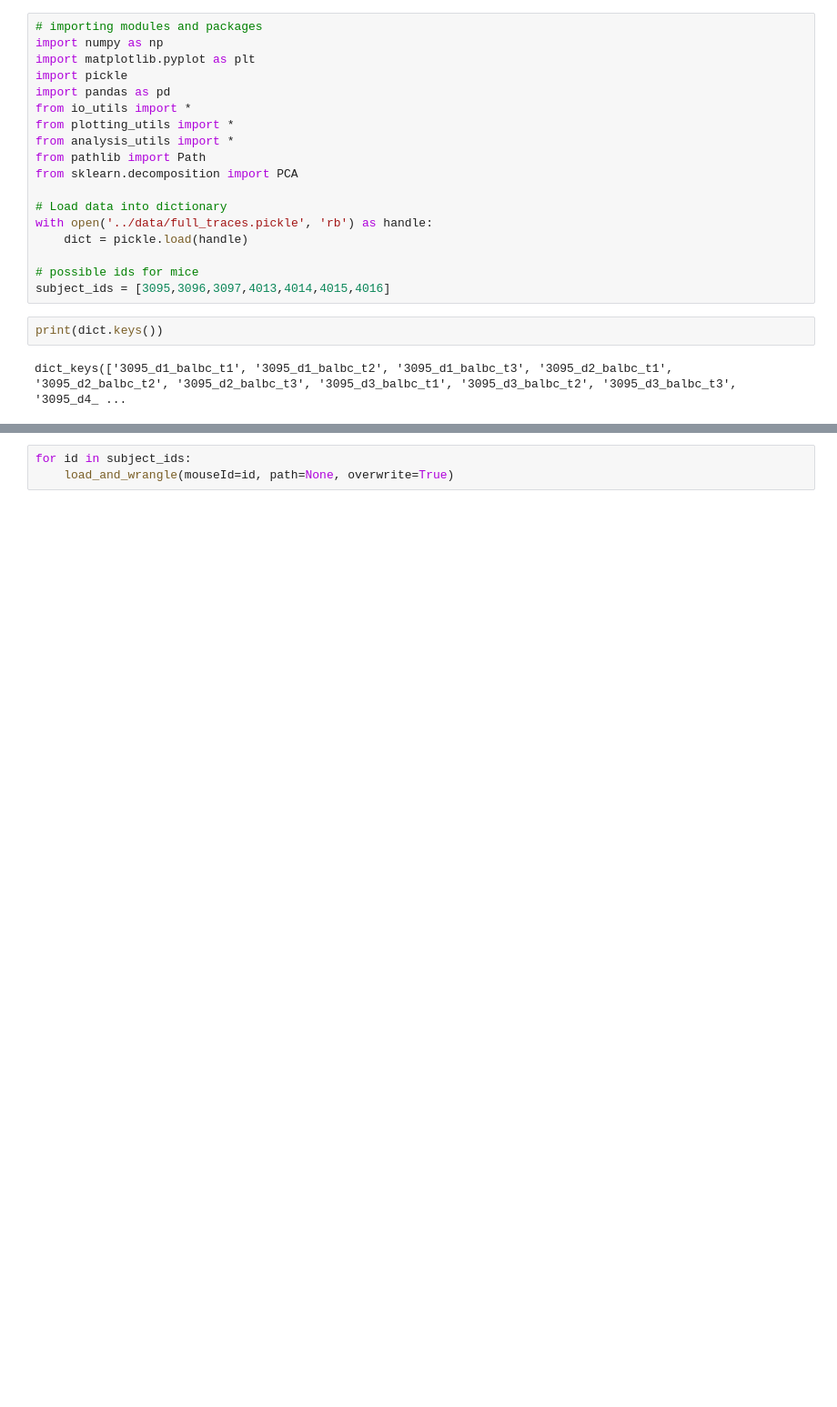
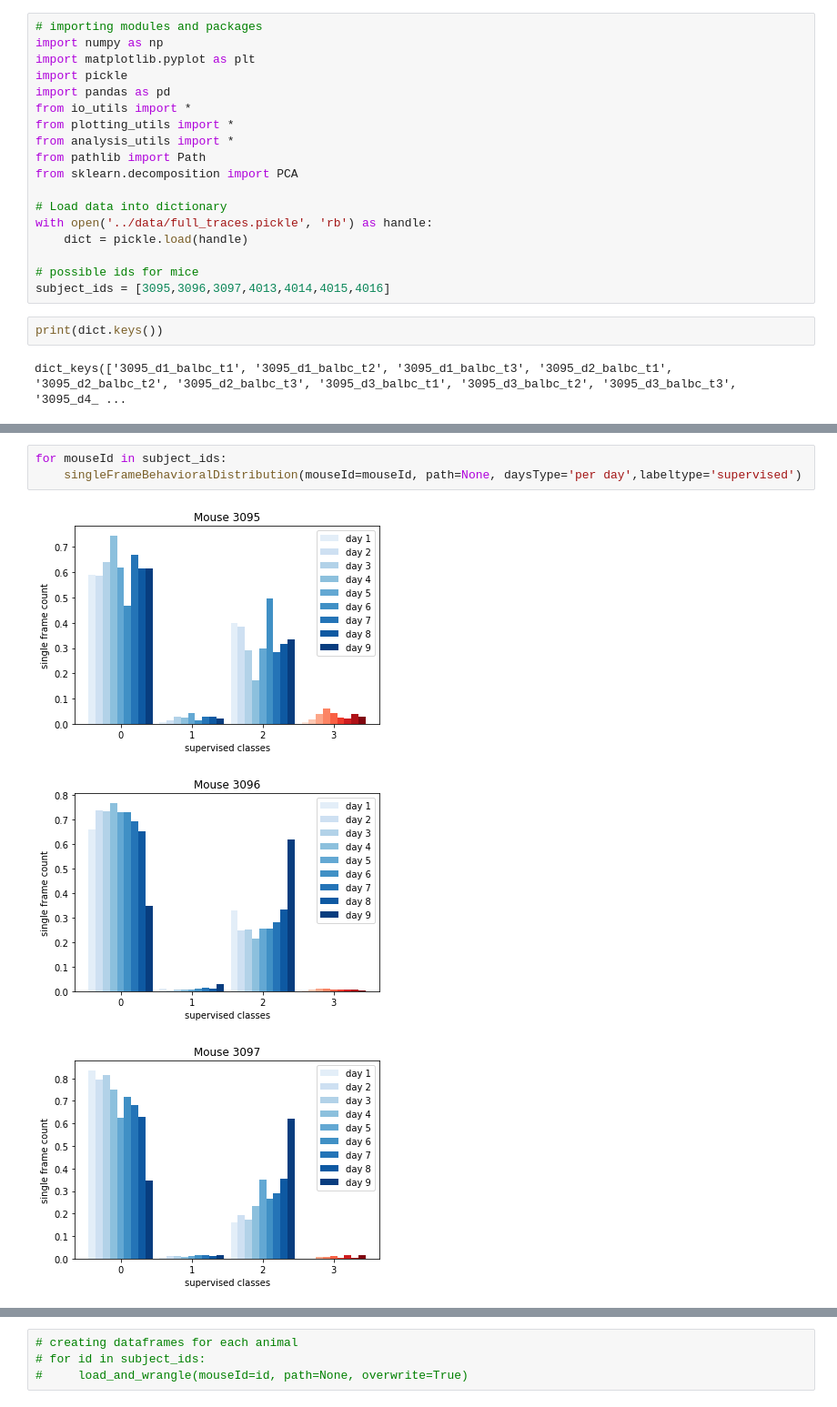
Before and after one commit to lenca56/Falkner_Multi-region_Aggression, a Jupyter notebook: code/ExploratoryAnalysis.ipynb, the cells around one changed output, grey strips where cells are left out. Shown: that part at 91% size. Cells and saved outputs as stored; diff of their text form; blank space fills up the shorter version.

```diff
--- a/code/ExploratoryAnalysis.ipynb
+++ b/code/ExploratoryAnalysis.ipynb
@@ -74,0 +63,7 @@ behaviorDistributions(mouseId=3095,path=None,type='supervised')
+# %%
+for mouseId in subject_ids:
+    singleFrameBehavioralDistribution(mouseId=mouseId, path=None, daysType='per day',labeltype='supervised')
+# %% [output]
+[figure, added]
+[figure, added]
+[figure, added]
@@ -75,3 +74,4 @@ behaviorDistributions(mouseId=3095,path=None,type='supervised')
 # %%
-for id in subject_ids:
-    load_and_wrangle(mouseId=id, path=None, overwrite=True)
+# creating dataframes for each animal
+# for id in subject_ids:
+#     load_and_wrangle(mouseId=id, path=None, overwrite=True)
```
Also changed, not shown: parts of 10 cells of this notebook, 1 other file.
